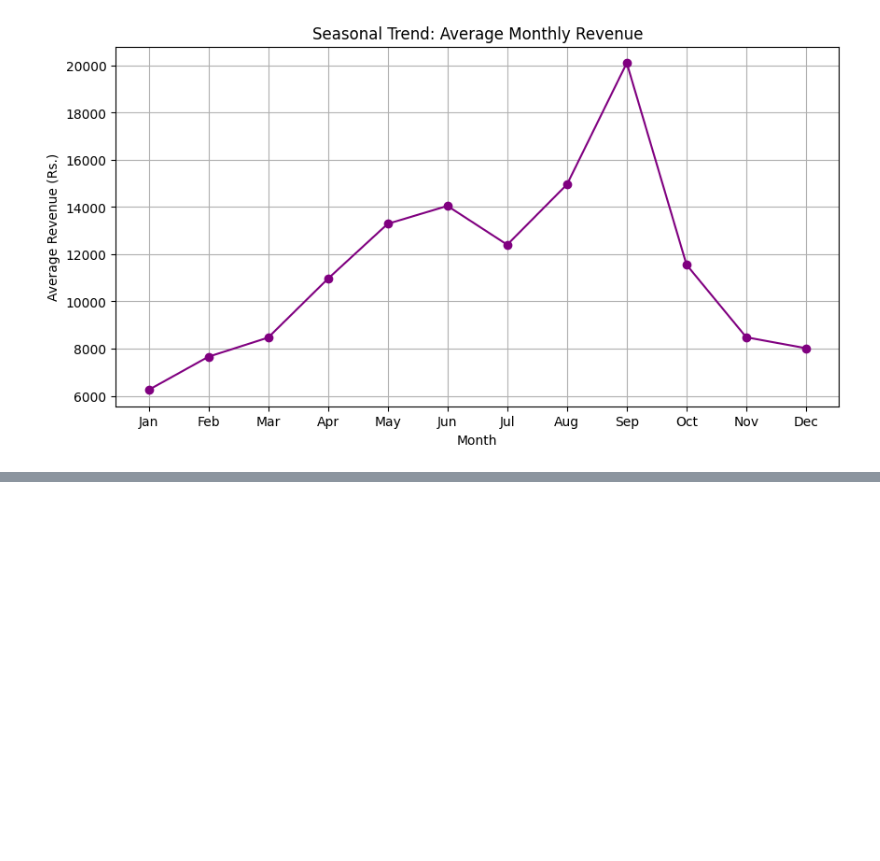
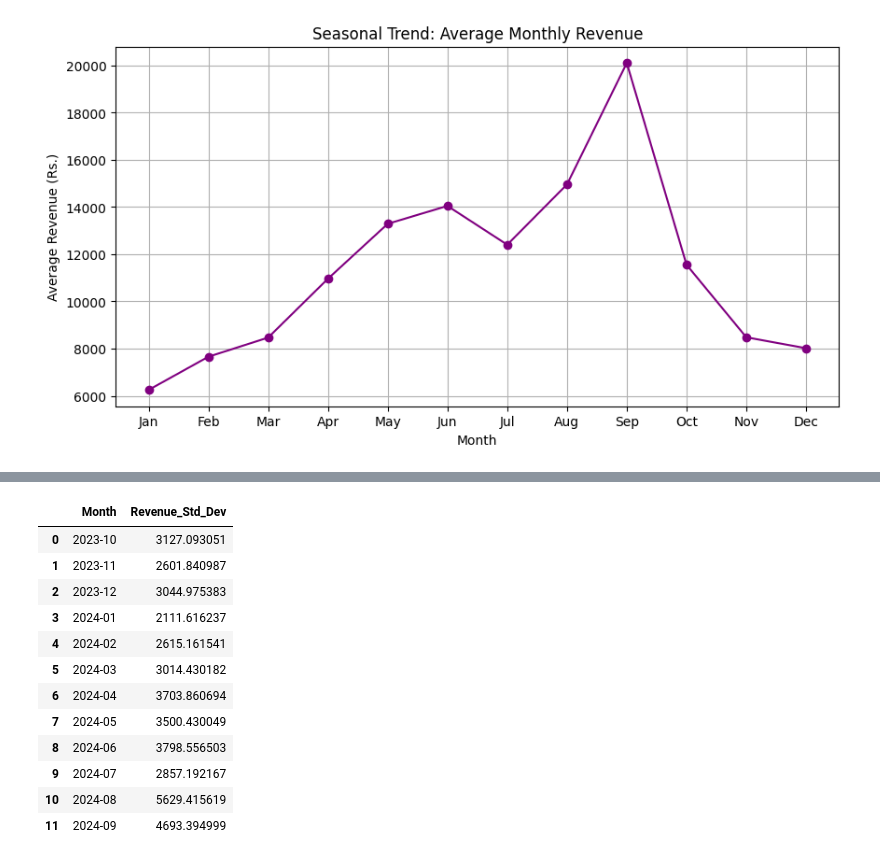
Before and after one commit to malviynjali11/Food-Court-Data-Analysis, a Jupyter notebook: analysis1.ipynb, the cells around one changed output, grey strips where cells are left out. Drawn from its saved outputs; the diff is of its cells as text; code cells hidden in the pictures; blank space fills up the shorter version.

```diff
--- a/analysis1.ipynb
+++ b/analysis1.ipynb
@@ -258,0 +344,20 @@ plt.show()
+# %%
+#: Calculate standard deviation directly
+monthly_std = df.groupby('Month')['Revnue(Rs.)'].std().reset_index()
+monthly_std.columns = ['Month', 'Revenue_Std_Dev']
+
+monthly_std
+# %% [output]
+|  | Month | Revenue_Std_Dev |
+| 0 | 2023-10 | 3127.093051 |
+| 1 | 2023-11 | 2601.840987 |
+| 2 | 2023-12 | 3044.975383 |
+| 3 | 2024-01 | 2111.616237 |
+| 4 | 2024-02 | 2615.161541 |
+| 5 | 2024-03 | 3014.430182 |
+| 6 | 2024-04 | 3703.860694 |
+| 7 | 2024-05 | 3500.430049 |
+| 8 | 2024-06 | 3798.556503 |
+| 9 | 2024-07 | 2857.192167 |
+| 10 | 2024-08 | 5629.415619 |
+| 11 | 2024-09 | 4693.394999 |
```
Also changed, not shown: parts of 7 cells of this notebook.
